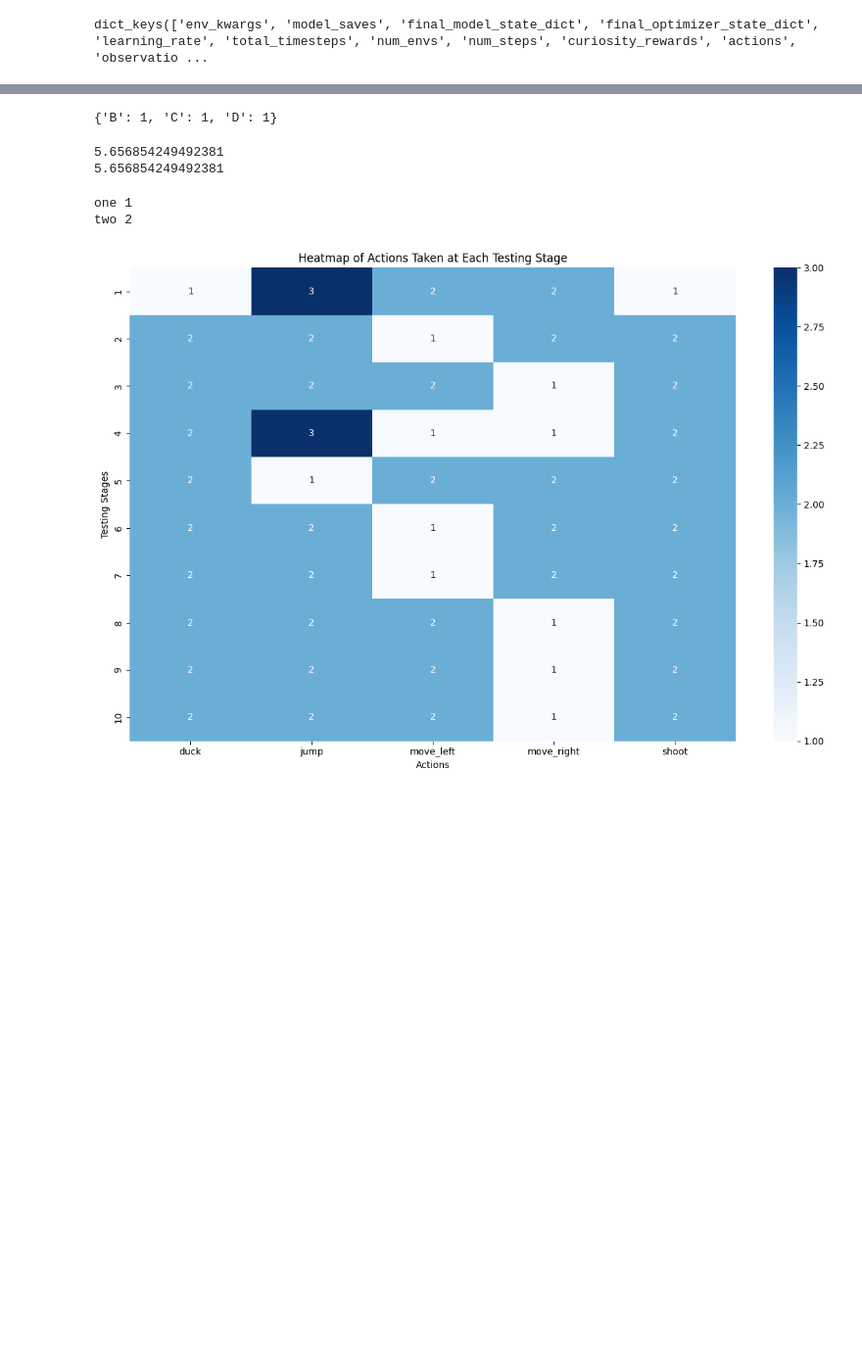
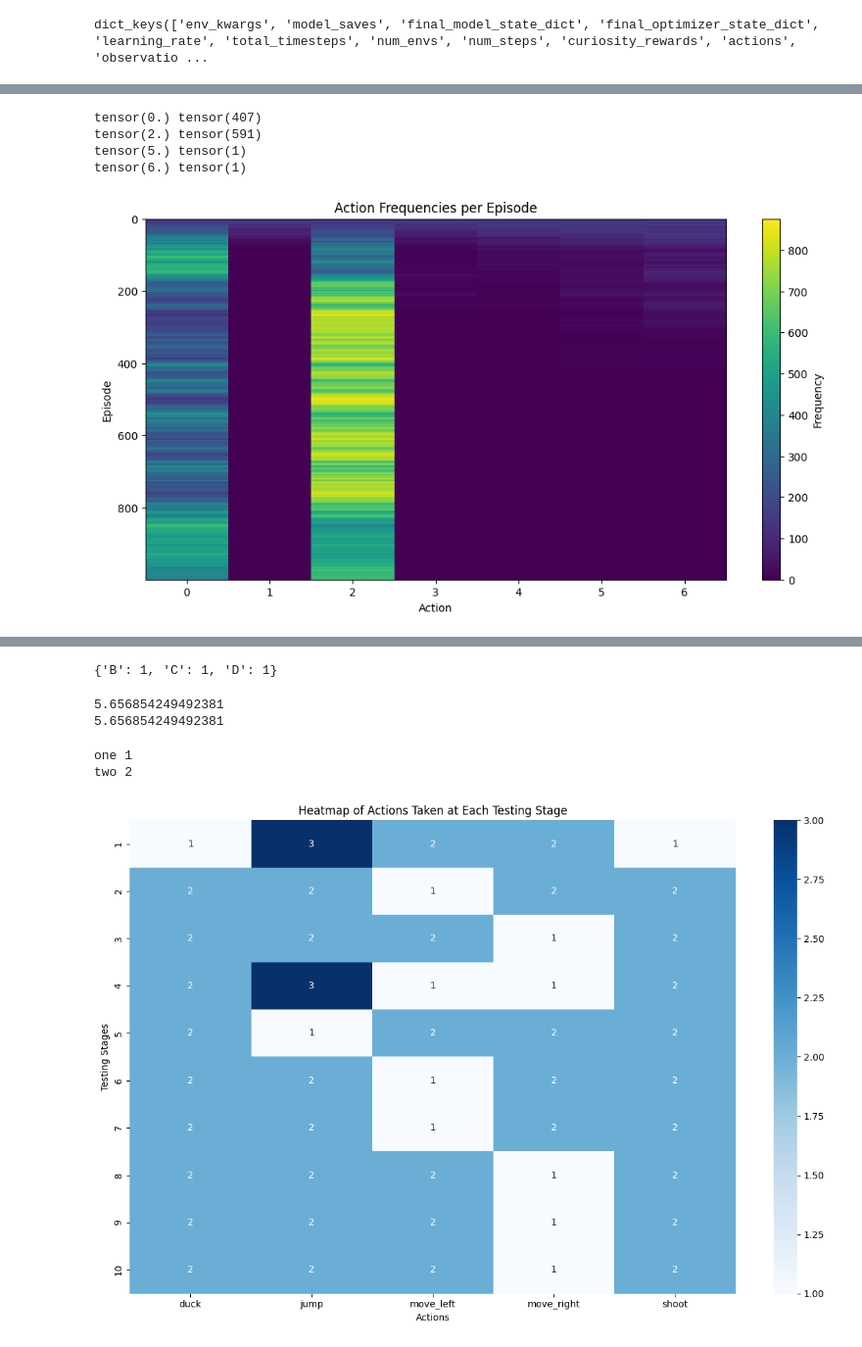
Before and after one commit to KevinHan1209/mini_behavior, a Jupyter notebook: testNotebook.ipynb, the cells around one changed output, grey strips where cells are left out. Shown: that part at 98% size. Cells and saved outputs as stored; diff of their text form; code cells hidden in the pictures; blank space fills up the shorter version.

```diff
--- a/testNotebook.ipynb
+++ b/testNotebook.ipynb
@@ -173,6 +173,6 @@ model.save(f"{save_dir}/{env_name}", env_kwargs= env_kwargs)
 
 
 checkpoint = torch.load(
-    "/Users/kevinhan/mini_behavior/models/APT_PPO_MultiToy_Trial/MiniGrid-MultiToy-16x16-N2-v0",
+    "/Users/kevinhan/mini_behavior/models/APT_PPO_MultiToy_Run3/MiniGrid-MultiToy-16x16-N2-v0",
 )
 # %% [output]
@@ -212,0 +219,37 @@ NameError: name 'rewards' is not defined
+# %%
+
+unique_numbers, counts = torch.unique(actions[970], return_counts=True)
+
+# Print the results
+for i,j in zip(unique_numbers, counts):
+    print(i,j)
+# %% [output]
+tensor(0.) tensor(407)
+tensor(2.) tensor(591)
+tensor(5.) tensor(1)
+tensor(6.) tensor(1)
+# %%
+import matplotlib.pyplot as plt
+# Find the maximum value to determine the heatmap's size
+
+max_value = max(int(torch.max(tensor)) for tensor in actions)
+
+# Create a frequency matrix where rows are episodes and columns are possible actions
+heatmap_data = []
+for tensor in actions:
+    counts = torch.bincount(tensor, minlength=max_value + 1)
+    heatmap_data.append(counts.numpy())
+
+# Convert to a 2D NumPy array for visualization
+heatmap_data = np.array(heatmap_data)
+
+# Create the heatmap
+plt.figure(figsize=(12, 6))
+plt.imshow(heatmap_data, aspect='auto', cmap='viridis', interpolation='nearest')
+plt.colorbar(label='Frequency')
+plt.xlabel('Action')
+plt.ylabel('Episode')
+plt.title('Action Frequencies per Episode')
+plt.show()
+# %% [output]
+[figure, added]
```
Also changed, not shown: parts of 6 cells of this notebook, 27 other files.
